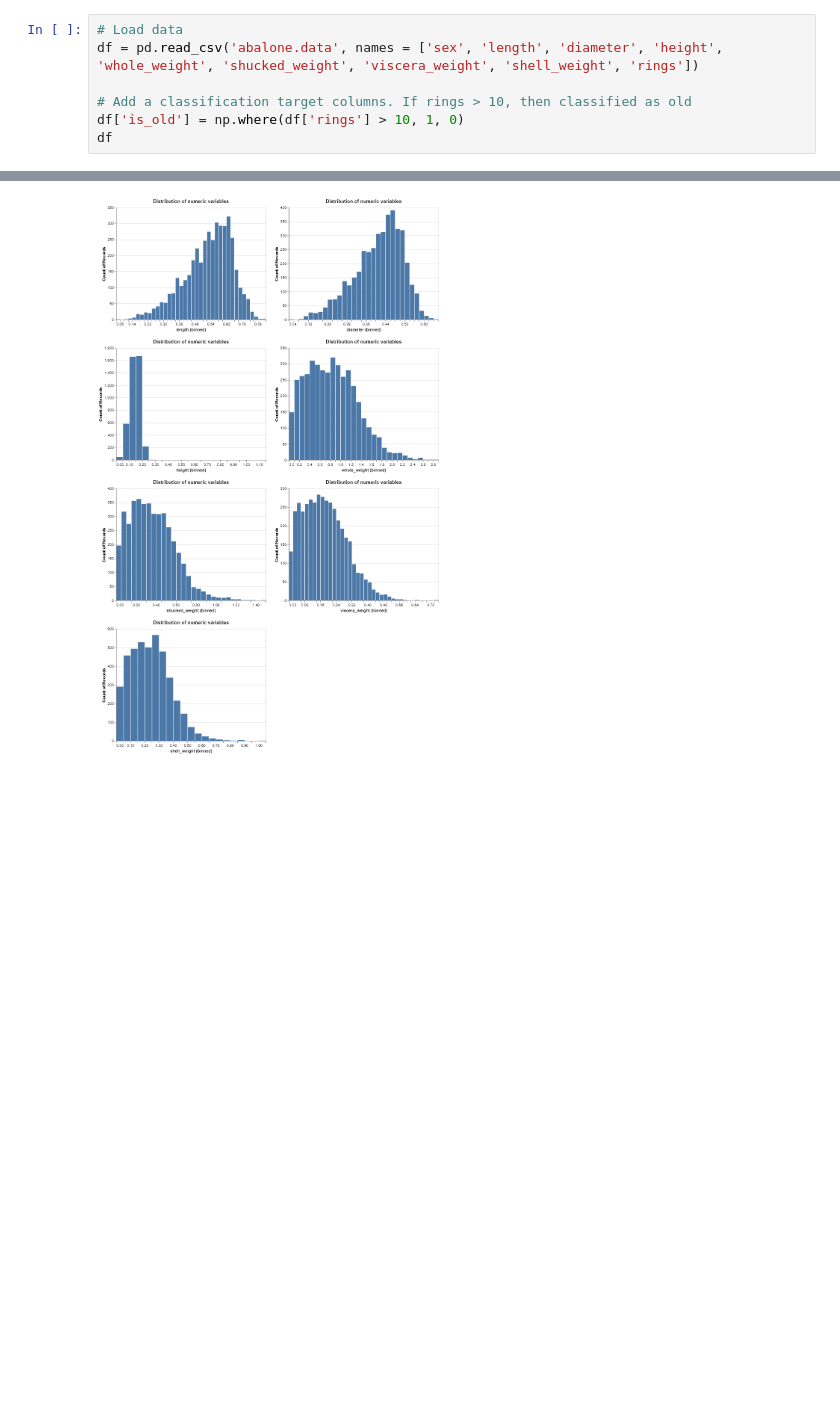
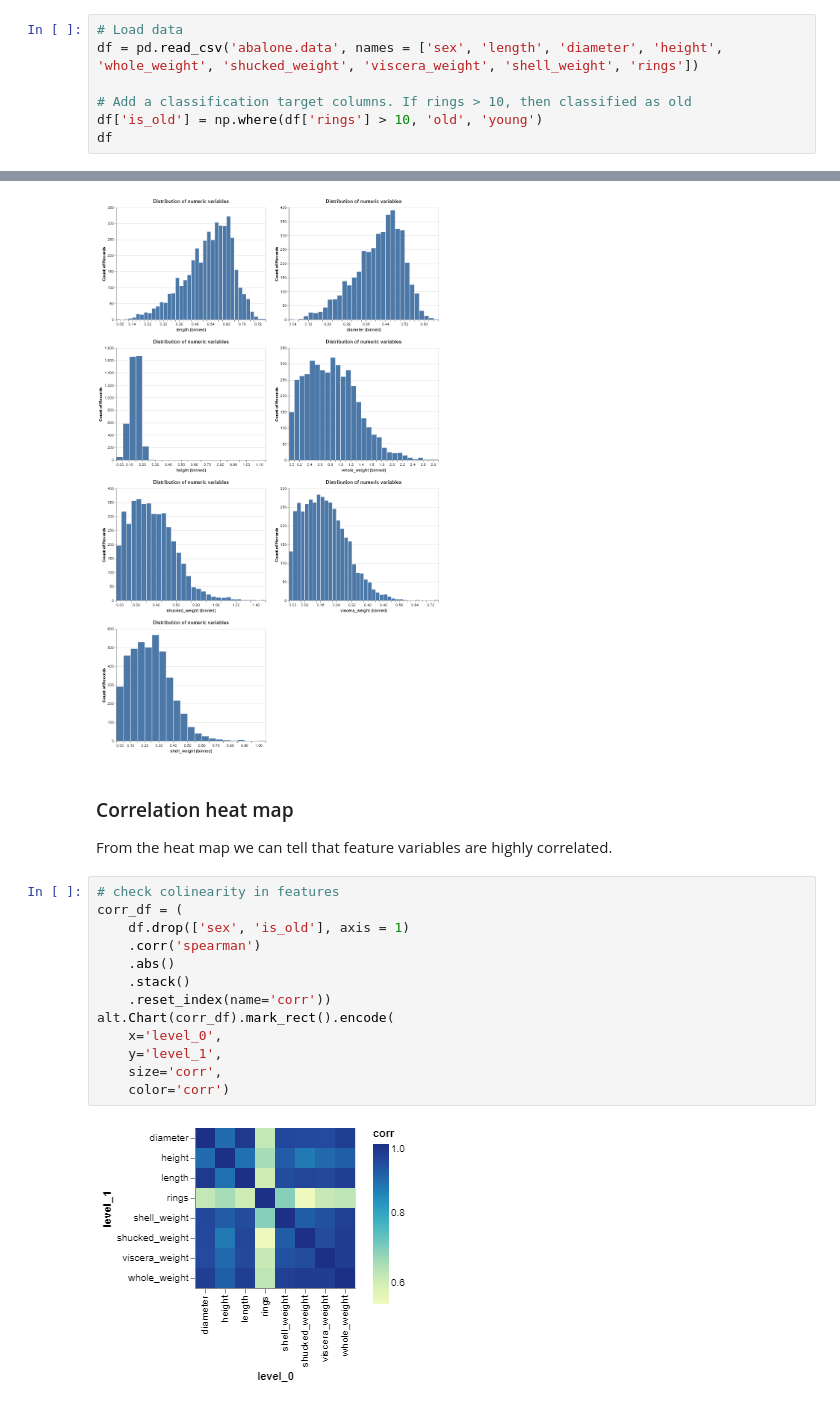
Before and after one commit to veerupandey/abalone_age_classification, a Jupyter notebook: src/eda/eda.ipynb, the cells around one changed output, grey strips where cells are left out. Drawn from its saved outputs; the diff is of its cells as text; blank space fills up the shorter version.

Commit message:
Complete corr and regression line

```diff
--- a/src/eda/eda.ipynb
+++ b/src/eda/eda.ipynb
@@ -13,7 +13,7 @@ RendererRegistry.enable('mimetype')
 df = pd.read_csv('abalone.data', names = ['sex', 'length', 'diameter', 'height', 'whole_weight', 'shucked_weight', 'viscera_weight', 'shell_weight', 'rings'])
 
 # Add a classification target columns. If rings > 10, then classified as old
-df['is_old'] = np.where(df['rings'] > 10, 1, 0)
+df['is_old'] = np.where(df['rings'] > 10, 'old', 'young')
 df
 # %% [output]
 |  | sex | length | diameter | height | whole_weight | shucked_weight | viscera_weight | shell_weight | ... |
@@ -58,3 +67,21 @@ alt.Chart(df, title = 'Distribution of numeric variables').mark_bar().encode(
 )
 # %% [output]
 [figure]
+# %% [markdown]
+### Correlation heat map
+From the heat map we can tell that feature variables are highly correlated.
+# %%
+# check colinearity in features
+corr_df = (
+    df.drop(['sex', 'is_old'], axis = 1)
+    .corr('spearman')
+    .abs()
+    .stack()
+    .reset_index(name='corr'))
+alt.Chart(corr_df).mark_rect().encode(
+    x='level_0',
+    y='level_1',
+    size='corr',
+    color='corr')
+# %% [output]
+[figure, added]
```
Also changed, not shown: parts of 7 cells of this notebook.
